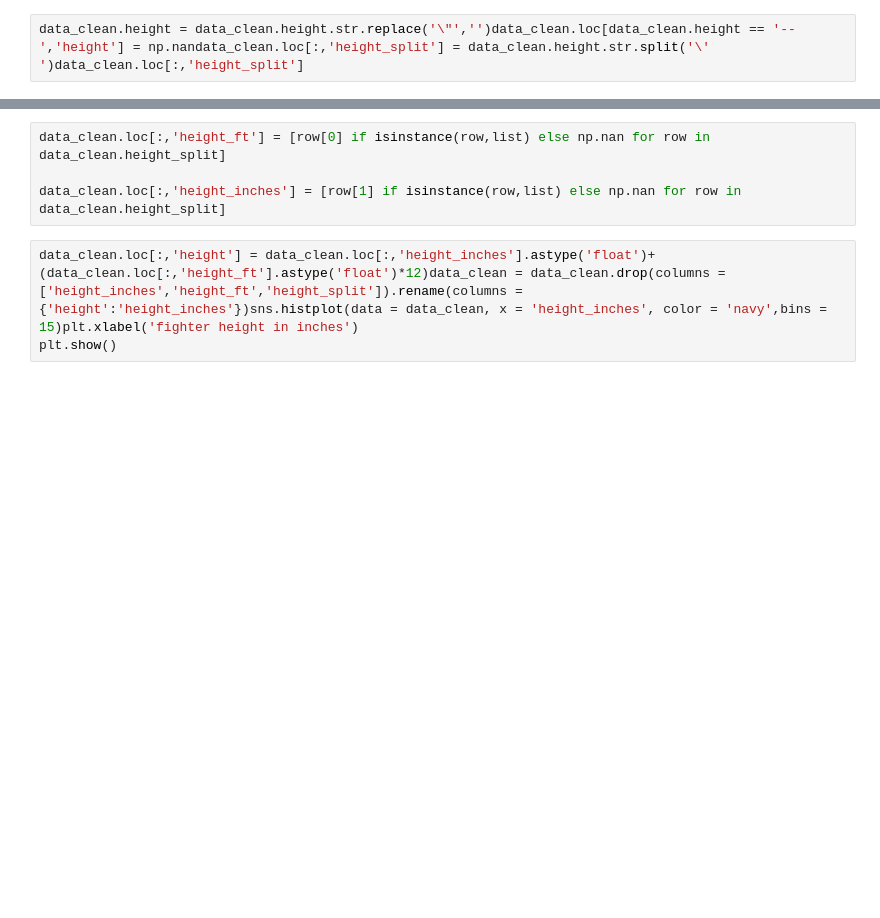
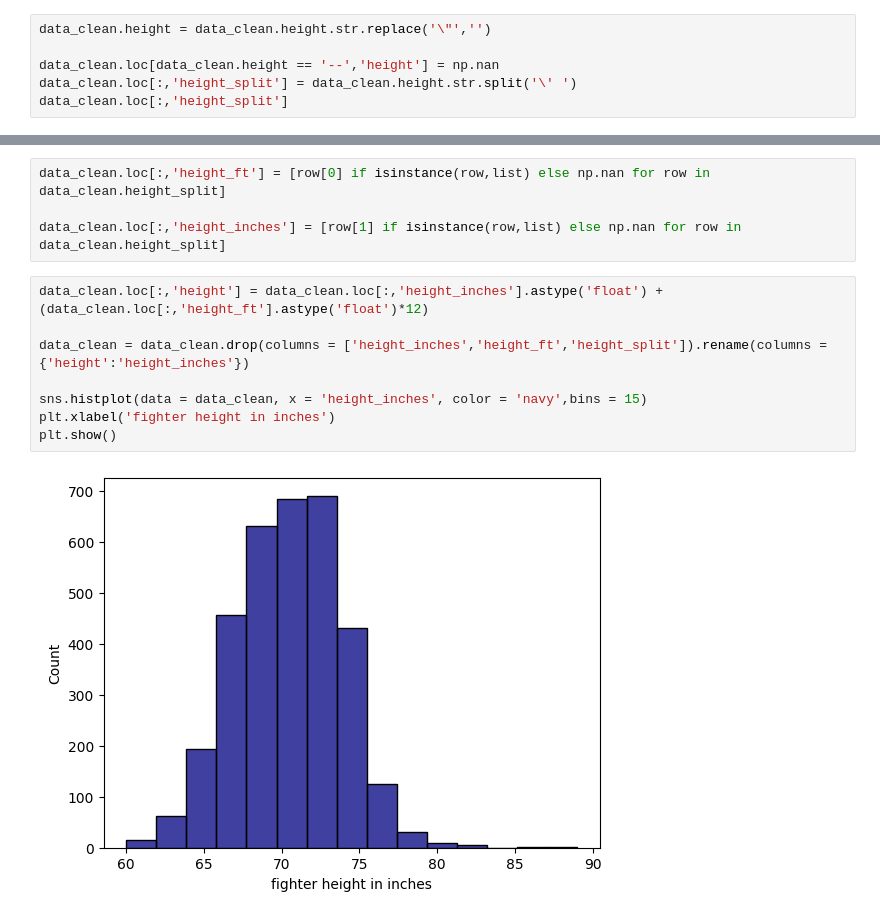
Before and after one commit to Thomas-Richardson/arm_length_MMA_python, a Jupyter notebook: analysis.ipynb, the cells around one changed output, grey strips where cells are left out. Cells and saved outputs as stored; diff of their text form; blank space fills up the shorter version.

```diff
--- a/analysis.ipynb
+++ b/analysis.ipynb
@@ -23,2 +68,6 @@ plt.show()
 # %%
-data_clean.height = data_clean.height.str.replace('\"','')data_clean.loc[data_clean.height == '--','height'] = np.nandata_clean.loc[:,'height_split'] = data_clean.height.str.split('\' ')data_clean.loc[:,'height_split']
+data_clean.height = data_clean.height.str.replace('\"','')
+
+data_clean.loc[data_clean.height == '--','height'] = np.nan
+data_clean.loc[:,'height_split'] = data_clean.height.str.split('\' ')
+data_clean.loc[:,'height_split']
@@ -27,8 +89,15 @@ data_clean.loc[:,'height_ft'] = [row[0] if isinstance(row,list) else np.nan for
 
 data_clean.loc[:,'height_inches'] = [row[1] if isinstance(row,list) else np.nan for row in data_clean.height_split]
 # %%
-data_clean.loc[:,'height'] = data_clean.loc[:,'height_inches'].astype('float')+ (data_clean.loc[:,'height_ft'].astype('float')*12)data_clean = data_clean.drop(columns = ['height_inches','height_ft','height_split']).rename(columns = {'height':'height_inches'})sns.histplot(data = data_clean, x = 'height_inches', color = 'navy',bins = 15)plt.xlabel('fighter height in inches')
+data_clean.loc[:,'height'] = data_clean.loc[:,'height_inches'].astype('float') + (data_clean.loc[:,'height_ft'].astype('float')*12)
+
+data_clean = data_clean.drop(columns = ['height_inches','height_ft','height_split']).rename(columns = {'height':'height_inches'})
+
+sns.histplot(data = data_clean, x = 'height_inches', color = 'navy',bins = 15)
+plt.xlabel('fighter height in inches')
 plt.show()
+# %% [output]
+[figure, added]
 # %%
 data_clean.loc[data_clean.weight_lbs =='--','weight_lbs'] = np.nan
 data_clean.weight_lbs= data_clean.weight_lbs.str.replace(' lbs','').astype('float')
```
Also changed, not shown: parts of 26 cells of this notebook, 1 other file.
